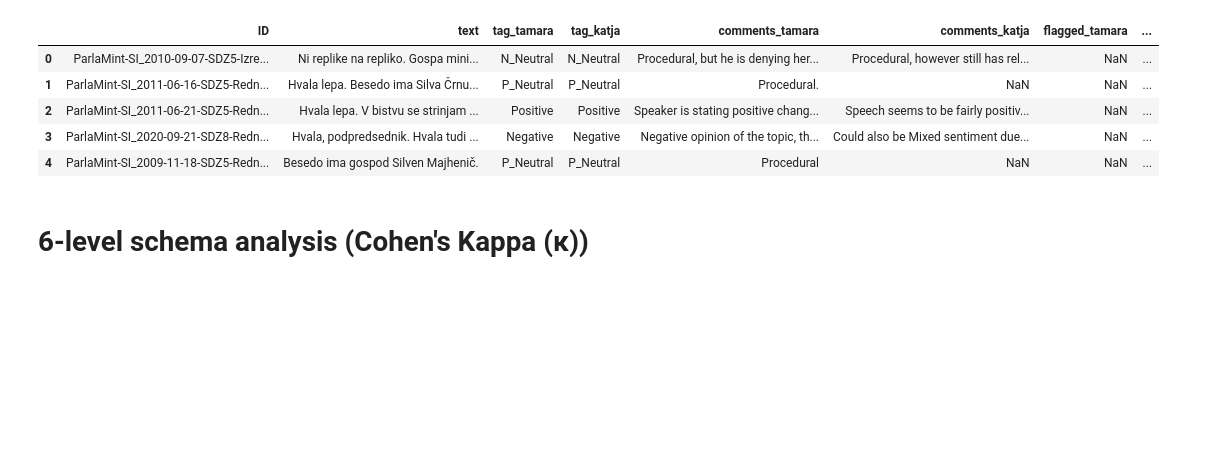
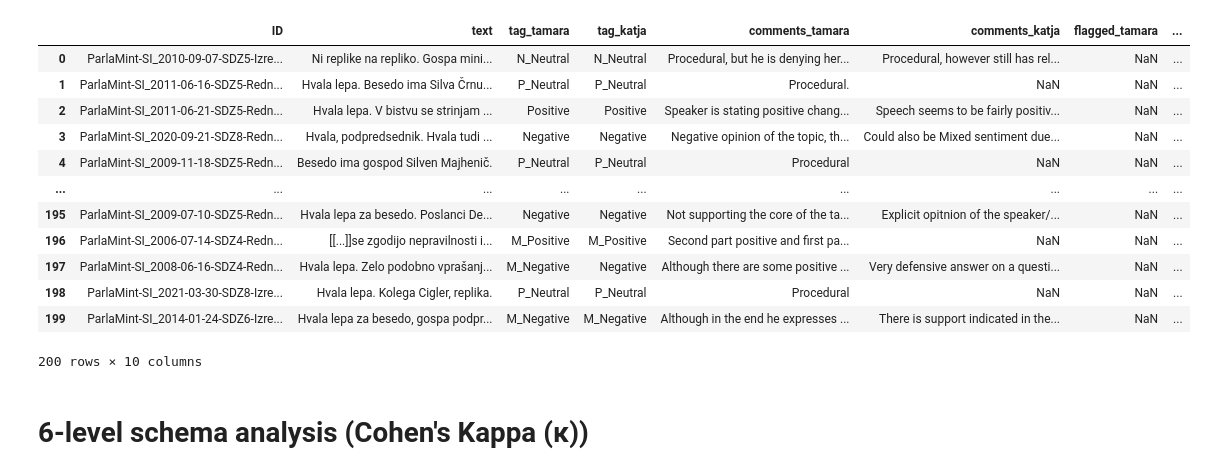
Before and after one commit to katjameden/ParlaMint_Sentiment, a Jupyter notebook: Annotation_Main/Main1/Main1_Analysis.ipynb, the cells around one changed output. Cells and saved outputs as stored; diff of their text form; code cells hidden in the pictures; blank space fills up the shorter version.

```diff
--- a/Annotation_Main/Main1/Main1_Analysis.ipynb
+++ b/Annotation_Main/Main1/Main1_Analysis.ipynb
@@ -4,14 +4,21 @@ import csv
 # %%
 df = pd.read_csv("Main1_combined.csv", delimiter = ',', encoding='utf-8')
 # %%
-df.head()
+df
 # %% [output]
 |  | ID | text | tag_tamara | tag_katja | comments_tamara | comments_katja | flagged_tamara | ... |
 | 0 | ParlaMint-SI_2010-09-07-SDZ5-Izre... | Ni replike na repliko. Gospa mini... | N_Neutral | N_Neutral | Procedural, but he is denying her... | Procedural, however still has rel... | NaN | ... |
 | 1 | ParlaMint-SI_2011-06-16-SDZ5-Redn... | Hvala lepa. Besedo ima Silva Črnu... | P_Neutral | P_Neutral | Procedural. | NaN | NaN | ... |
 | 2 | ParlaMint-SI_2011-06-21-SDZ5-Redn... | Hvala lepa. V bistvu se strinjam ... | Positive | Positive | Speaker is stating positive chang... | Speech seems to be fairly positiv... | NaN | ... |
 | 3 | ParlaMint-SI_2020-09-21-SDZ8-Redn... | Hvala, podpredsednik. Hvala tudi ... | Negative | Negative | Negative opinion of the topic, th... | Could also be Mixed sentiment due... | NaN | ... |
 | 4 | ParlaMint-SI_2009-11-18-SDZ5-Redn... | Besedo ima gospod Silven Majhenič. | P_Neutral | P_Neutral | Procedural | NaN | NaN | ... |
+| ... | ... | ... | ... | ... | ... | ... | ... | ... |
+| 195 | ParlaMint-SI_2009-07-10-SDZ5-Redn... | Hvala lepa za besedo. Poslanci De... | Negative | Negative | Not supporting the core of the ta... | Explicit opitnion of the speaker/... | NaN | ... |
+| 196 | ParlaMint-SI_2006-07-14-SDZ4-Redn... | [[...]]se zgodijo nepravilnosti i... | M_Positive | M_Positive | Second part positive and first pa... | NaN | NaN | ... |
+| 197 | ParlaMint-SI_2008-06-16-SDZ4-Redn... | Hvala lepa. Zelo podobno vprašanj... | M_Negative | Negative | Although there are some positive ... | Very defensive answer on a questi... | NaN | ... |
+| 198 | ParlaMint-SI_2021-03-30-SDZ8-Izre... | Hvala lepa. Kolega Cigler, replika. | P_Neutral | P_Neutral | Procedural | NaN | NaN | ... |
+| 199 | ParlaMint-SI_2014-01-24-SDZ6-Izre... | Hvala lepa za besedo, gospa podpr... | M_Negative | M_Negative | Although in the end he expresses ... | There is support indicated in the... | NaN | ... |
+200 rows × 10 columns
 # %% [markdown]
 # 6-level schema analysis (Cohen's Kappa (κ))
 # %%
```
Also changed, not shown: parts of 8 cells of this notebook, 15 other files.
